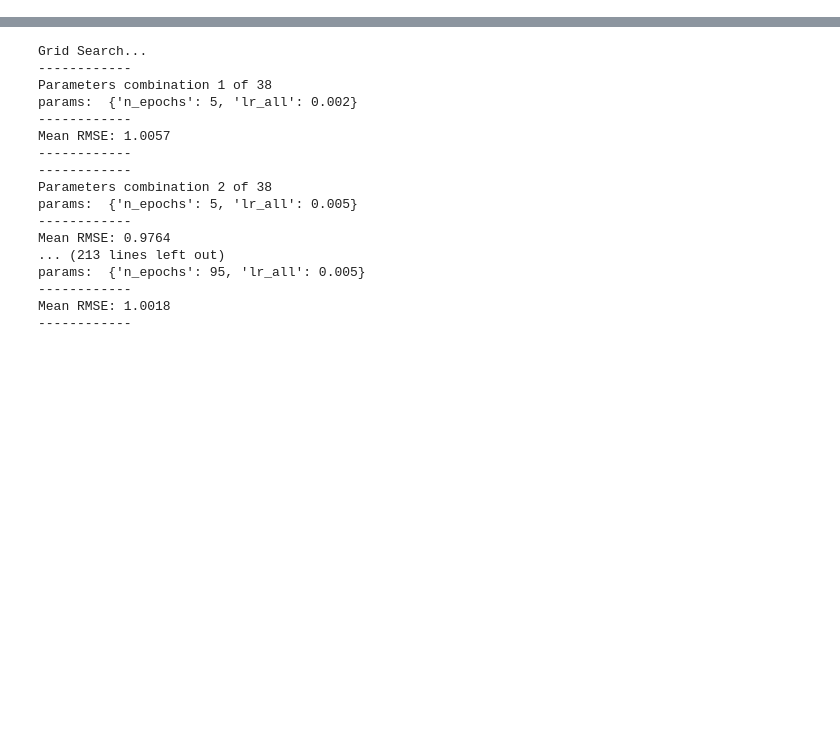
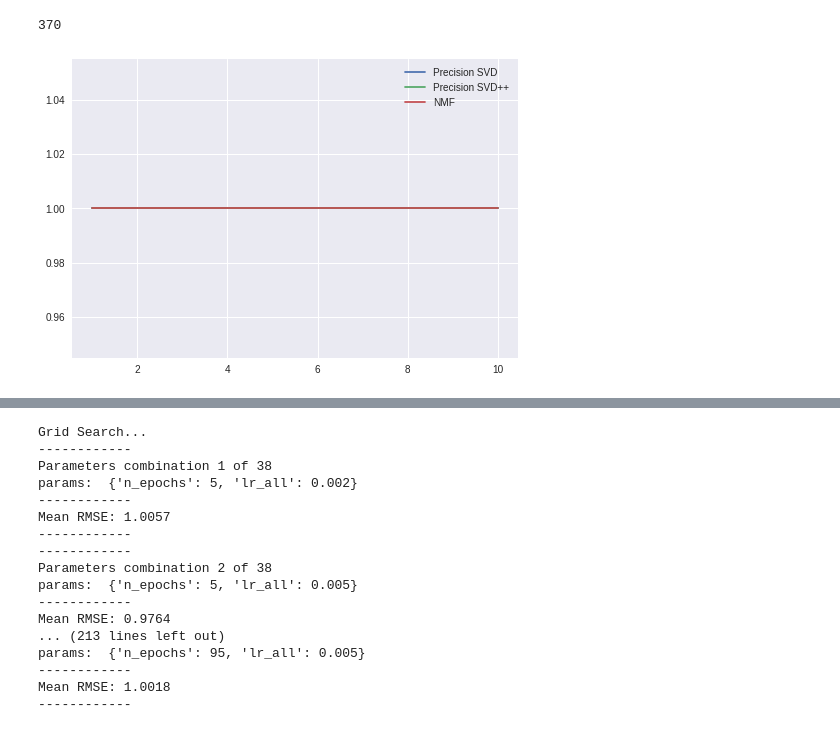
Before and after one commit to Makazone/BachelorThesis, a Jupyter notebook: Diploma.ipynb, the cells around one changed output, grey strips where cells are left out. Saved outputs shown, nothing was run; the diff lists cells and outputs as text; code cells hidden in the pictures; blank space fills up the shorter version.

Commit message:
Extract evaluating logic. Run experiments with precision and arhr for svd++, svd and nmf

```diff
--- a/Diploma.ipynb
+++ b/Diploma.ipynb
@@ -109,7 +91,0 @@ nmfpp.train(trainset)
-# %%
-predictions_nmf = nmfpp.test(testset)
-
-precisions_nmf = []
-for n in range(1, 34):
-    top_n = get_top_n(predictions_nmf, n=n)
-    precisions_nmf.append(evaluate_algo(precision, trainset.all_users(), top_n, ideal_ranks, n))
@@ -135,0 +92,3 @@ precisions_svd
+# %%
+n = 10
+restricted_testset = construct_testset(testset, min_ratings=n)
@@ -135,0 +135,4 @@ precisions_svd
+# %%
+len(get_users(restricted_testset))
+# %% [output]
+370
@@ -135,0 +150,37 @@ precisions_svd
+# %%
+def evaluate_algo(algo, metric, testset, n_values):
+    predictions = algo.test(testset)
+    ideal_list = ideal_rankings(testset)
+
+    result = []
+
+    for n in n_values:
+        top_n = get_top_n(predictions, n=n)
+
+        metric_values = []
+        for u in get_users(testset):
+            r = top_n[str(u)][0:n]
+            r_id = ideal_list[str(u)][0:n]
+
+            if len(r) == 0 or len(r_id) == 0:
+                print('No ratings for user '+str(u))
+                continue
+
+            metric_values.append(metric(r_id, r_id))
+
+        result.append(np.mean(metric_values))
+
+    return result
+# %%
+precisions_svd = evaluate_algo(svd, precision, restricted_testset, range(1, n+1))
+precisions_svdpp = evaluate_algo(svdpp, precision, restricted_testset, range(1, n+1))
+precisions_nmf = evaluate_algo(nmf, precision, restricted_testset, range(1, n+1))
+# %%
+plt.plot(range(1,n+1), precisions_svd, label='Precision SVD')
+plt.plot(range(1,n+1), precisions_svdpp, label='Precision SVD++')
+plt.plot(range(1,n+1), precisions_nmf, label='NMF')
+
+plt.legend()
+plt.show()
+# %% [output]
+[figure, added]
```
Also changed, not shown: parts of 21 cells of this notebook.
